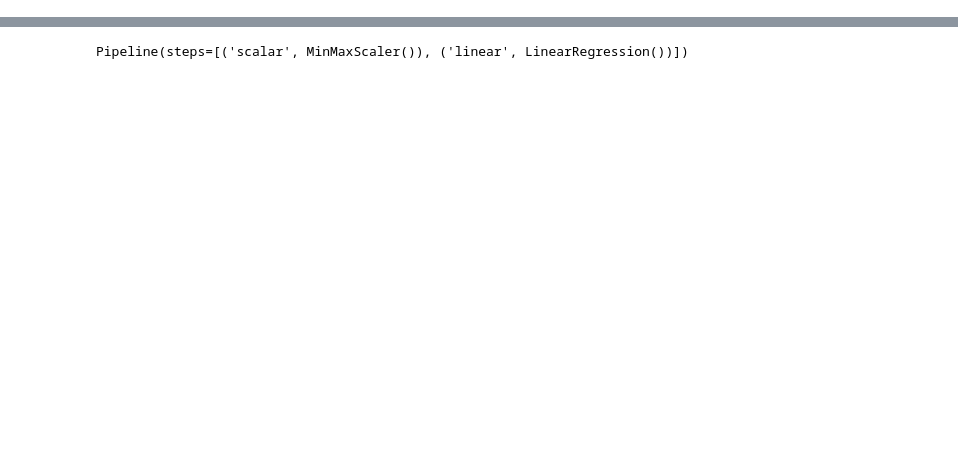
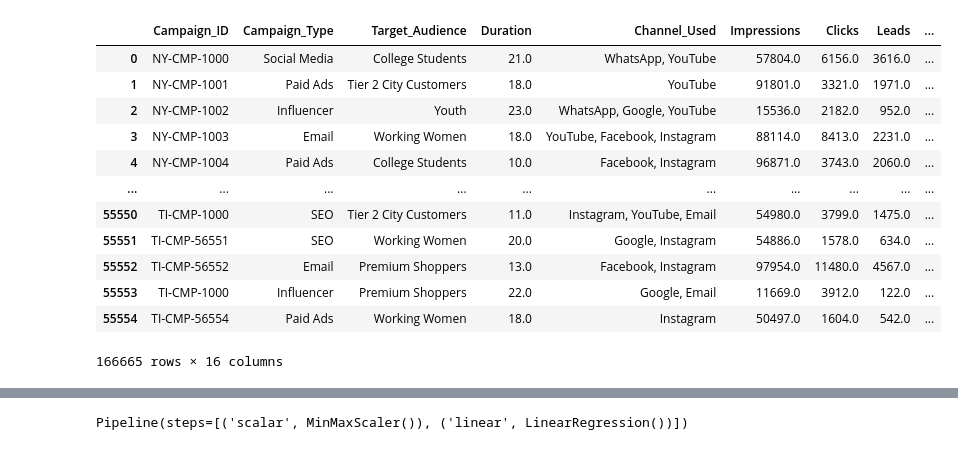
Before and after one commit to Rnandak/Marketting_campaign_performance_prediction, a Jupyter notebook: Marketting_data_campaign.ipynb, the cells around one changed output, grey strips where cells are left out. Saved outputs shown, nothing was run; the diff lists cells and outputs as text; code cells hidden in the pictures; blank space fills up the shorter version.

```diff
--- a/Marketting_data_campaign.ipynb
+++ b/Marketting_data_campaign.ipynb
@@ -46,6 +46,22 @@ for k in categoricaldata:
 consolidate = pd.concat([nyka,purple,tira], axis=0)
 # %%
 consolidated1= consolidate.copy(deep=True)
+# %%
+consolidated1
+# %% [output]
+|  | Campaign_ID | Campaign_Type | Target_Audience | Duration | Channel_Used | Impressions | Clicks | Leads | ... |
+| 0 | NY-CMP-1000 | Social Media | College Students | 21.0 | WhatsApp, YouTube | 57804.0 | 6156.0 | 3616.0 | ... |
+| 1 | NY-CMP-1001 | Paid Ads | Tier 2 City Customers | 18.0 | YouTube | 91801.0 | 3321.0 | 1971.0 | ... |
+| 2 | NY-CMP-1002 | Influencer | Youth | 23.0 | WhatsApp, Google, YouTube | 15536.0 | 2182.0 | 952.0 | ... |
+| 3 | NY-CMP-1003 | Email | Working Women | 18.0 | YouTube, Facebook, Instagram | 88114.0 | 8413.0 | 2231.0 | ... |
+| 4 | NY-CMP-1004 | Paid Ads | College Students | 10.0 | Facebook, Instagram | 96871.0 | 3743.0 | 2060.0 | ... |
+| ... | ... | ... | ... | ... | ... | ... | ... | ... | ... |
+| 55550 | TI-CMP-1000 | SEO | Tier 2 City Customers | 11.0 | Instagram, YouTube, Email | 54980.0 | 3799.0 | 1475.0 | ... |
+| 55551 | TI-CMP-56551 | SEO | Working Women | 20.0 | Google, Instagram | 54886.0 | 1578.0 | 634.0 | ... |
+| 55552 | TI-CMP-56552 | Email | Premium Shoppers | 13.0 | Facebook, Instagram | 97954.0 | 11480.0 | 4567.0 | ... |
+| 55553 | TI-CMP-1000 | Influencer | Premium Shoppers | 22.0 | Google, Email | 11669.0 | 3912.0 | 122.0 | ... |
+| 55554 | TI-CMP-56554 | Paid Ads | Working Women | 18.0 | Instagram | 50497.0 | 1604.0 | 542.0 | ... |
+166665 rows × 16 columns
 # %%
 consolidated1["CTR"] = consolidated1["Clicks"]/consolidated1["Leads"]
 # %%
```
Also changed, not shown: parts of 40 cells of this notebook, 2 other files.
